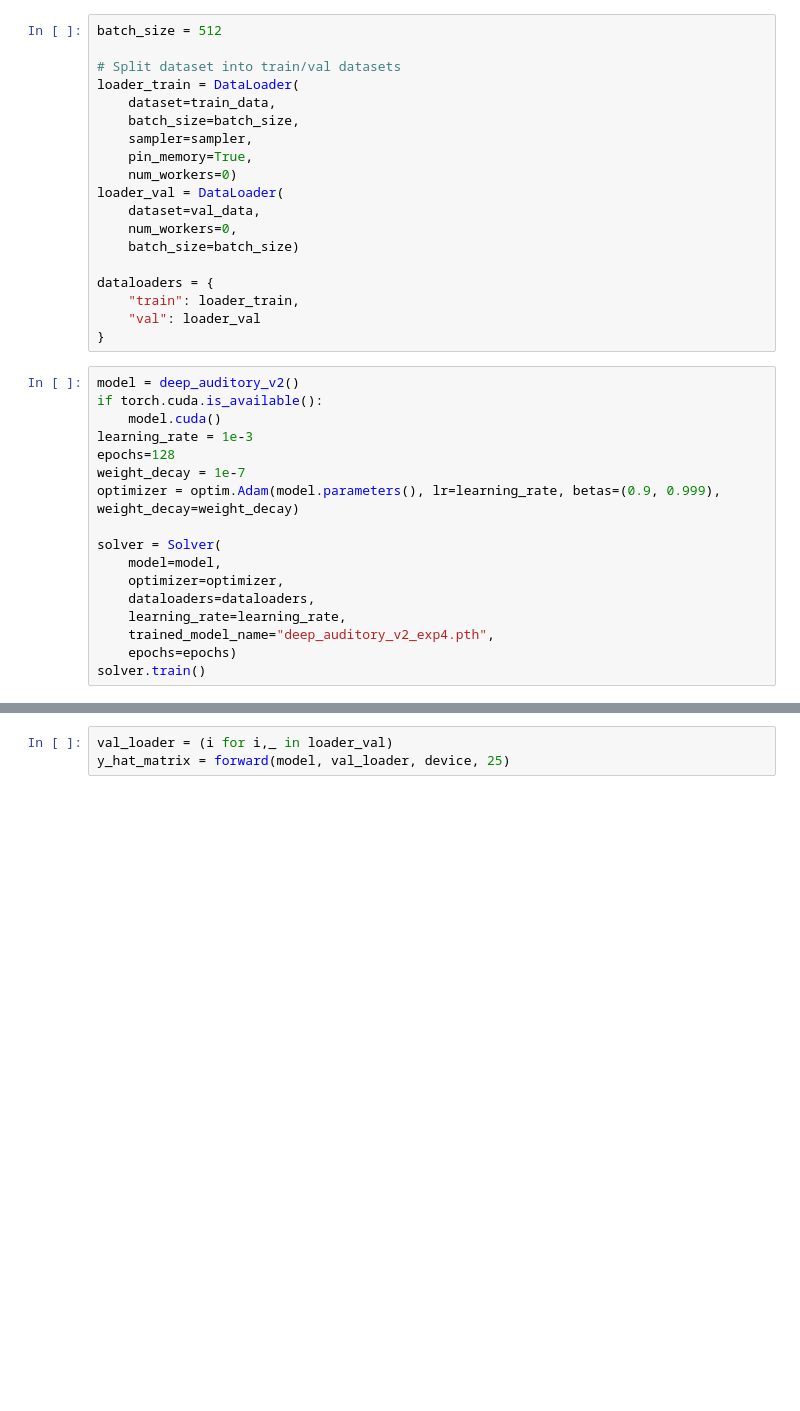
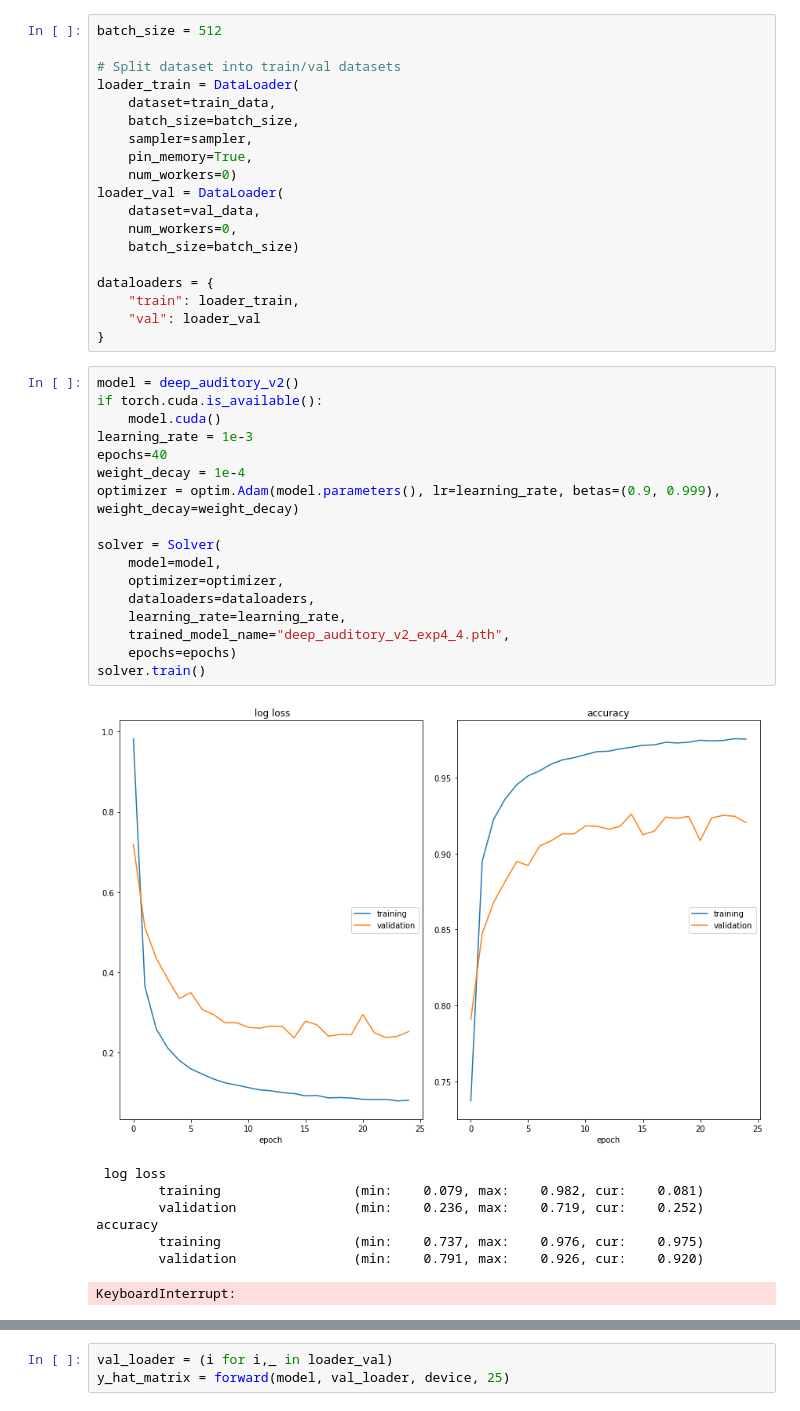
Before and after one commit to discort/chord-recognition, a Jupyter notebook: experiments/experiment4.ipynb, the cells around one changed output, grey strips where cells are left out. Saved outputs shown, nothing was run; the diff lists cells and outputs as text; blank space fills up the shorter version.

Commit message:
exp4 model

```diff
--- a/experiments/experiment4.ipynb
+++ b/experiments/experiment4.ipynb
@@ -161,20 +160,29 @@ dataloaders = {
 # %%
 model = deep_auditory_v2()
 if torch.cuda.is_available():
     model.cuda()
 learning_rate = 1e-3
-epochs=128
-weight_decay = 1e-7
+epochs=40
+weight_decay = 1e-4
 optimizer = optim.Adam(model.parameters(), lr=learning_rate, betas=(0.9, 0.999), weight_decay=weight_decay)
 
 solver = Solver(
     model=model,
     optimizer=optimizer,
     dataloaders=dataloaders,
     learning_rate=learning_rate,
-    trained_model_name="deep_auditory_v2_exp4.pth",
+    trained_model_name="deep_auditory_v2_exp4_4.pth",
     epochs=epochs)
 solver.train()
+# %% [output]
+[figure, added]
+ log loss
+        training                 (min:    0.079, max:    0.982, cur:    0.081)
+        validation               (min:    0.236, max:    0.719, cur:    0.252)
+accuracy
+        training                 (min:    0.737, max:    0.976, cur:    0.975)
+        validation               (min:    0.791, max:    0.926, cur:    0.920)
+KeyboardInterrupt:
 # %%
 device = torch.device('cpu')
 
```
Also changed, not shown: parts of 4 cells of this notebook, 1 other file.
